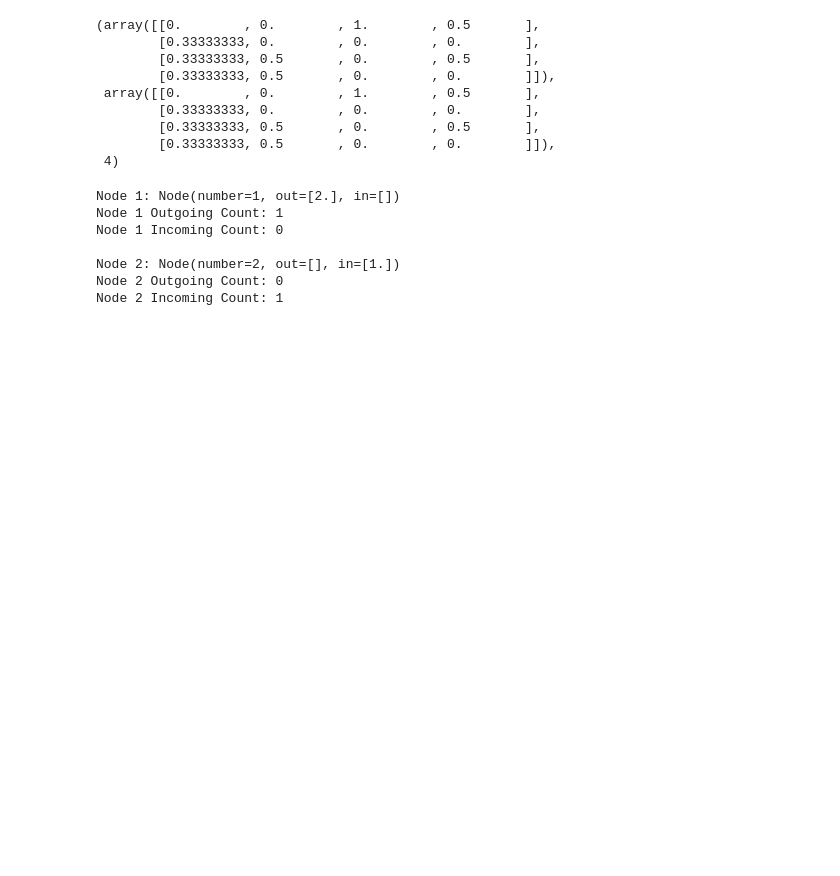
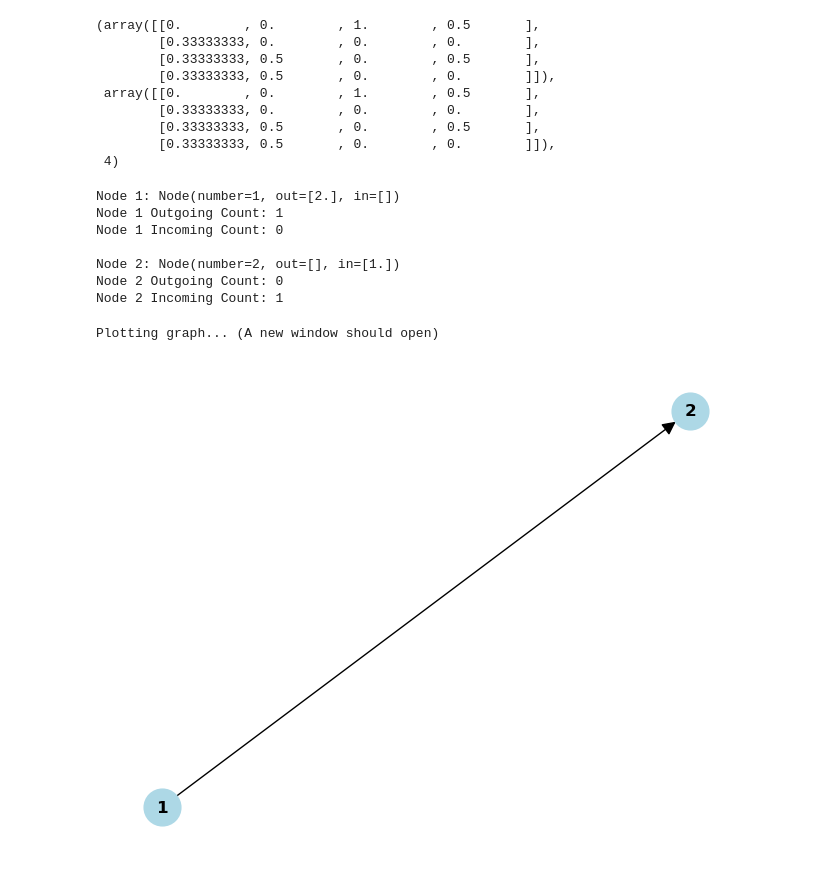
Before and after one commit to luciobaiocchi/PageRank, a Jupyter notebook: pagerank.ipynb, the cells around one changed output. Drawn from its saved outputs; the diff is of its cells as text; code cells hidden in the pictures; blank space fills up the shorter version.

Commit message:
fixed graph.py and added loading from file

```diff
--- a/pagerank.ipynb
+++ b/pagerank.ipynb
@@ -172,3 +168,21 @@ Node 1 Incoming Count: 0
 Node 2: Node(number=2, out=[], in=[1.])
 Node 2 Outgoing Count: 0
 Node 2 Incoming Count: 1
+# %%
+#code for testing node adding
+from functions.graph import Graph
+from functions.graph import Node
+
+
+node1 = Node(number=1)
+node2 = Node(number=2)
+
+node1.addOut([node2.number])
+node2.addIn([node1.number])
+
+graph = Graph([node1, node2])
+graph.getNode(2)
+graph.plot()
+# %% [output]
+Plotting graph... (A new window should open)
+[figure, added]
```
Also changed, not shown: parts of 5 cells of this notebook, 4 other files.
